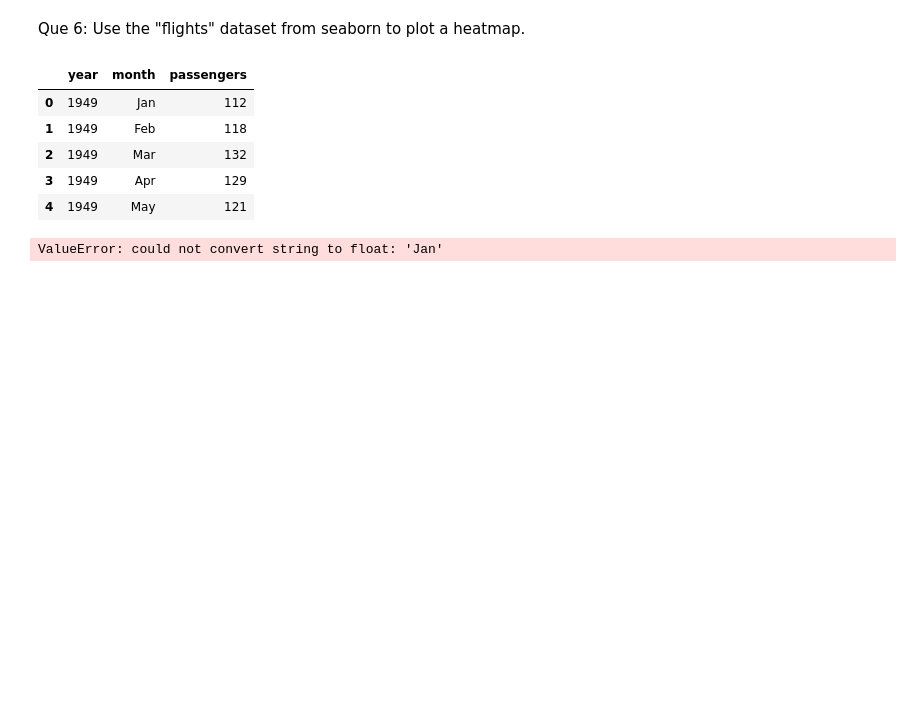
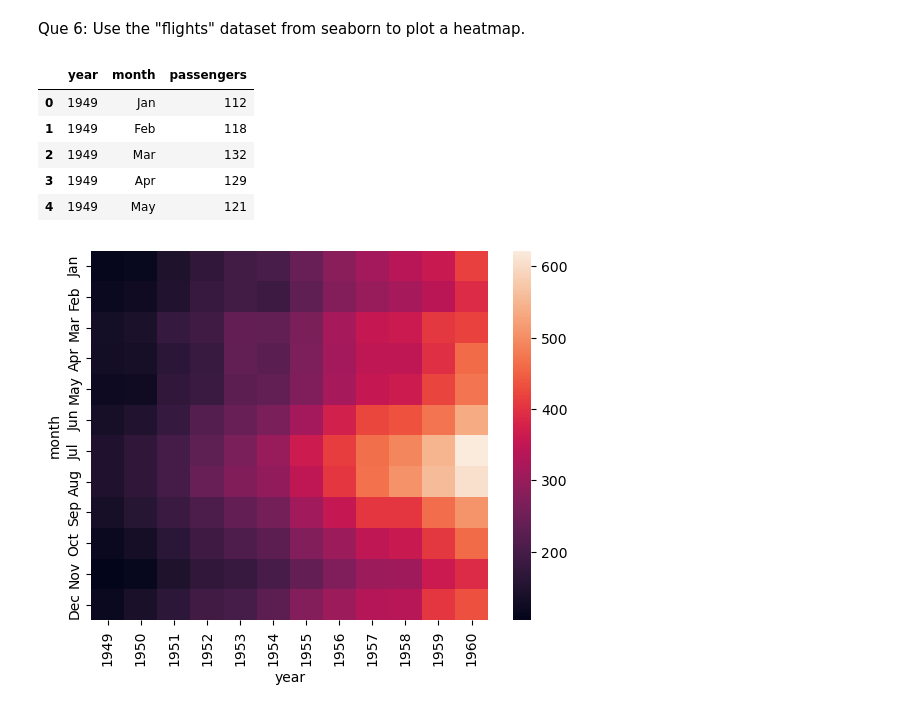
Before and after one commit to sunandd/assignment2, a Jupyter notebook: 3mar seaborn.ipynb, the cells around one changed output. Cells and saved outputs as stored; diff of their text form; code cells hidden in the pictures; blank space fills up the shorter version.

```diff
--- a/3mar seaborn.ipynb
+++ b/3mar seaborn.ipynb
@@ -126,8 +126,11 @@ df.head()
 | 4 | 1949 | May | 121 |
 # %%
 #plot heat map
+
+df = df.pivot('month', 'year', 'passengers')
+
 sns.heatmap(data=df)
 
 plt.show()
 # %% [output]
-ValueError: could not convert string to float: 'Jan'
+[figure, added]
```
